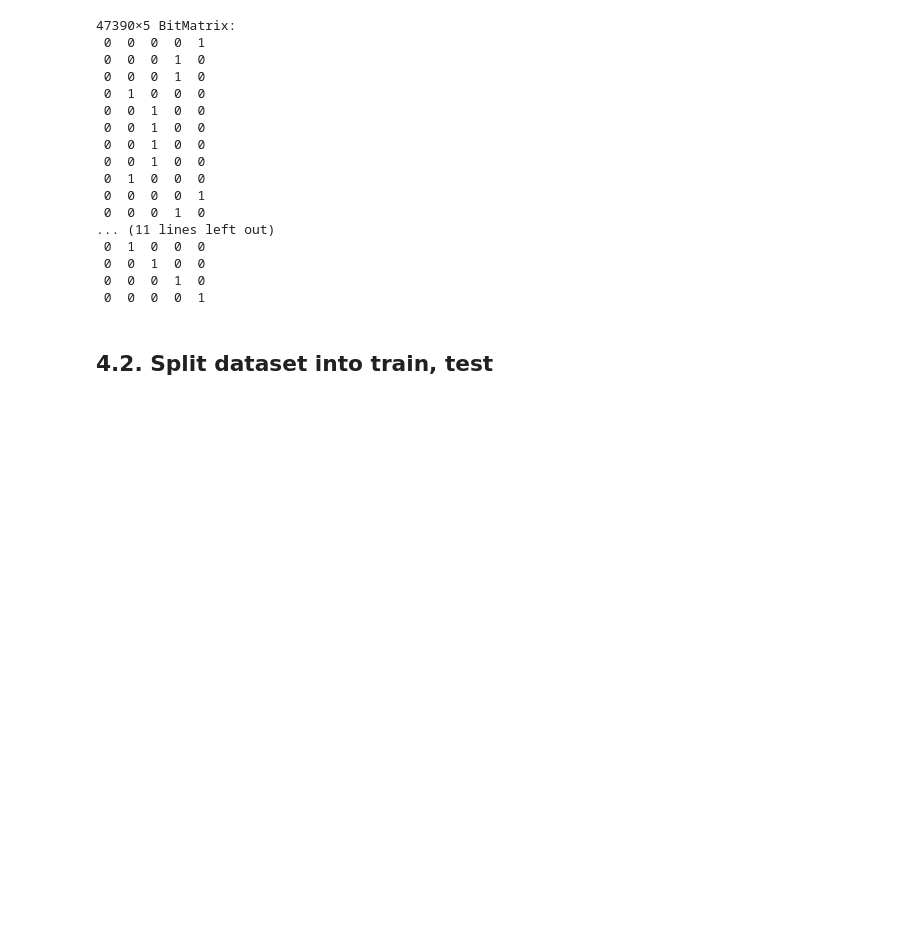
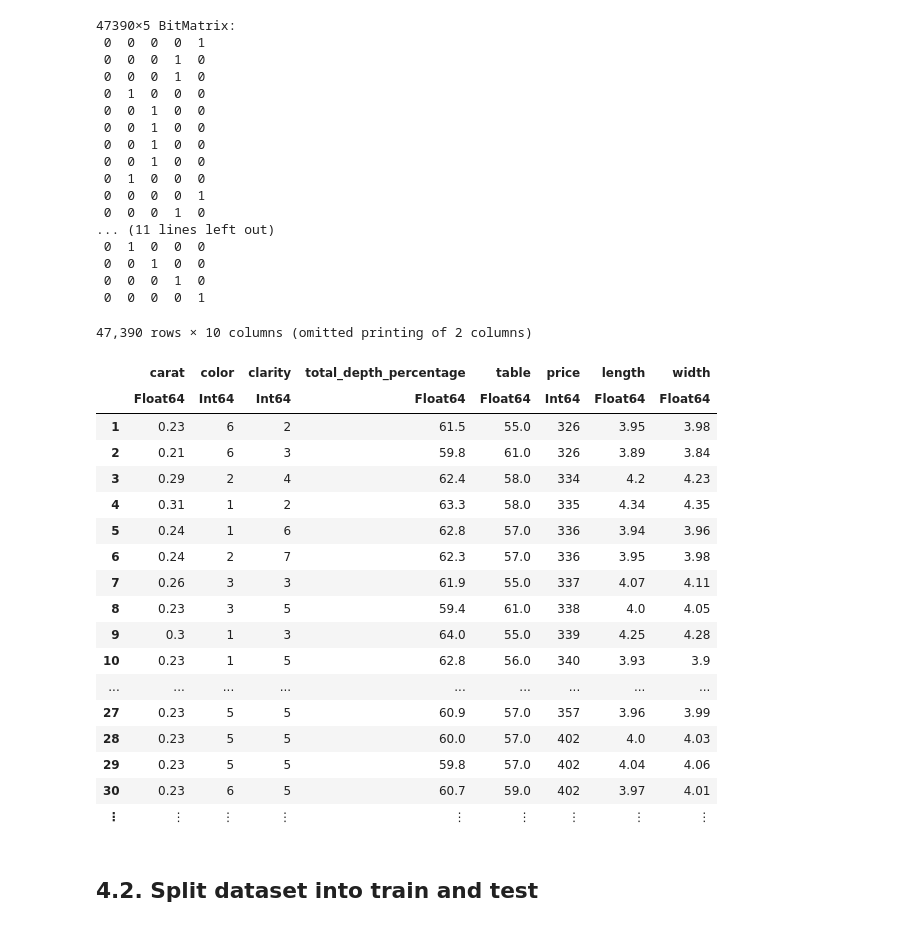
Before and after one commit to bautista225/diamonds-classification, a Jupyter notebook: ml_group_practice.ipynb, the cells around one changed output. Cells and saved outputs as stored; diff of their text form; code cells hidden in the pictures; blank space fills up the shorter version.

```diff
--- a/ml_group_practice.ipynb
+++ b/ml_group_practice.ipynb
@@ -300,5 +301,5 @@ display(df_with_volume[1:10,"volume"])
 # %%
 # plot_dataframe(df_without_relative_errors, categorical_columns, numerical_columns, save_charts=true)
 # %%
-df_preprocesed = copy(df_without_relative_errors)
+df_preprocesed = copy(df_with_volume)
 # %% [output]
@@ -371,5 +372,27 @@ targets = diamondTargetOneHotEncoding(df_preprocesed)
  0  0  1  0  0
  0  0  0  1  0
  0  0  0  0  1
+# %%
+df_ordinal_encoded[!, Not("cut")]
+# %% [output]
+47,390 rows × 10 columns (omitted printing of 2 columns)
+|  | carat | color | clarity | total_depth_percentage | table | price | length | width |
+|  | Float64 | Int64 | Int64 | Float64 | Float64 | Int64 | Float64 | Float64 |
+| 1 | 0.23 | 6 | 2 | 61.5 | 55.0 | 326 | 3.95 | 3.98 |
+| 2 | 0.21 | 6 | 3 | 59.8 | 61.0 | 326 | 3.89 | 3.84 |
+| 3 | 0.29 | 2 | 4 | 62.4 | 58.0 | 334 | 4.2 | 4.23 |
+| 4 | 0.31 | 1 | 2 | 63.3 | 58.0 | 335 | 4.34 | 4.35 |
+| 5 | 0.24 | 1 | 6 | 62.8 | 57.0 | 336 | 3.94 | 3.96 |
+| 6 | 0.24 | 2 | 7 | 62.3 | 57.0 | 336 | 3.95 | 3.98 |
+| 7 | 0.26 | 3 | 3 | 61.9 | 55.0 | 337 | 4.07 | 4.11 |
+| 8 | 0.23 | 3 | 5 | 59.4 | 61.0 | 338 | 4.0 | 4.05 |
+| 9 | 0.3 | 1 | 3 | 64.0 | 55.0 | 339 | 4.25 | 4.28 |
+| 10 | 0.23 | 1 | 5 | 62.8 | 56.0 | 340 | 3.93 | 3.9 |
+| ... | ... | ... | ... | ... | ... | ... | ... | ... |
+| 27 | 0.23 | 5 | 5 | 60.9 | 57.0 | 357 | 3.96 | 3.99 |
+| 28 | 0.23 | 5 | 5 | 60.0 | 57.0 | 402 | 4.0 | 4.03 |
+| 29 | 0.23 | 5 | 5 | 59.8 | 57.0 | 402 | 4.04 | 4.06 |
+| 30 | 0.23 | 6 | 5 | 60.7 | 59.0 | 402 | 3.97 | 4.01 |
+| ⋮ | ⋮ | ⋮ | ⋮ | ⋮ | ⋮ | ⋮ | ⋮ | ⋮ |
 # %% [markdown]
-## 4.2. Split dataset into train, test
+## 4.2. Split dataset into train and test
```
Also changed, not shown: parts of 10 cells of this notebook, 2 other files.
